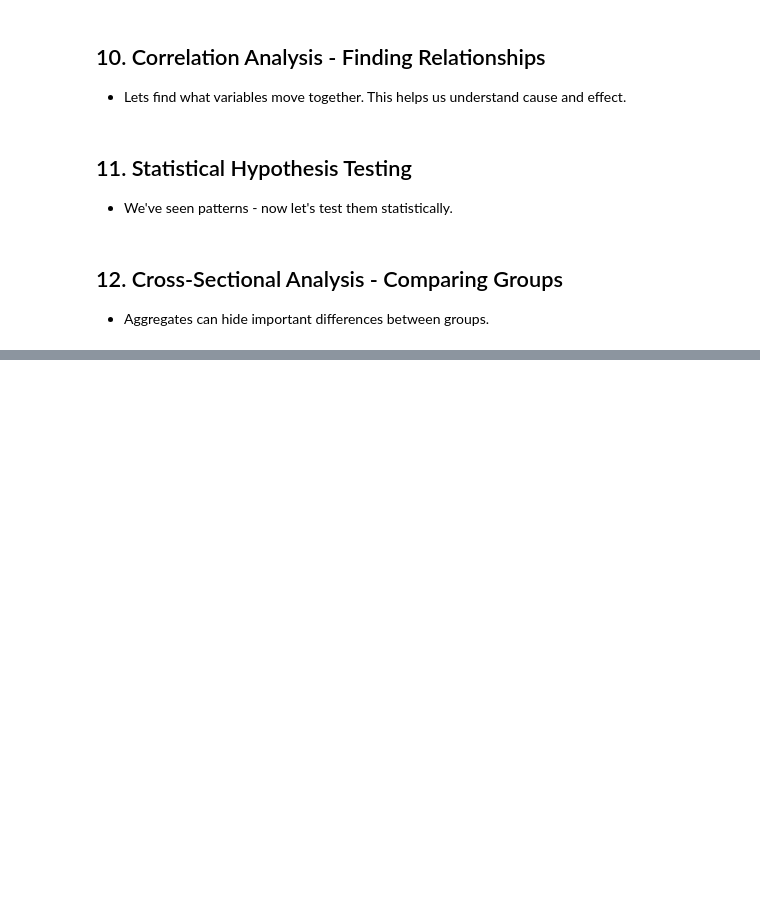
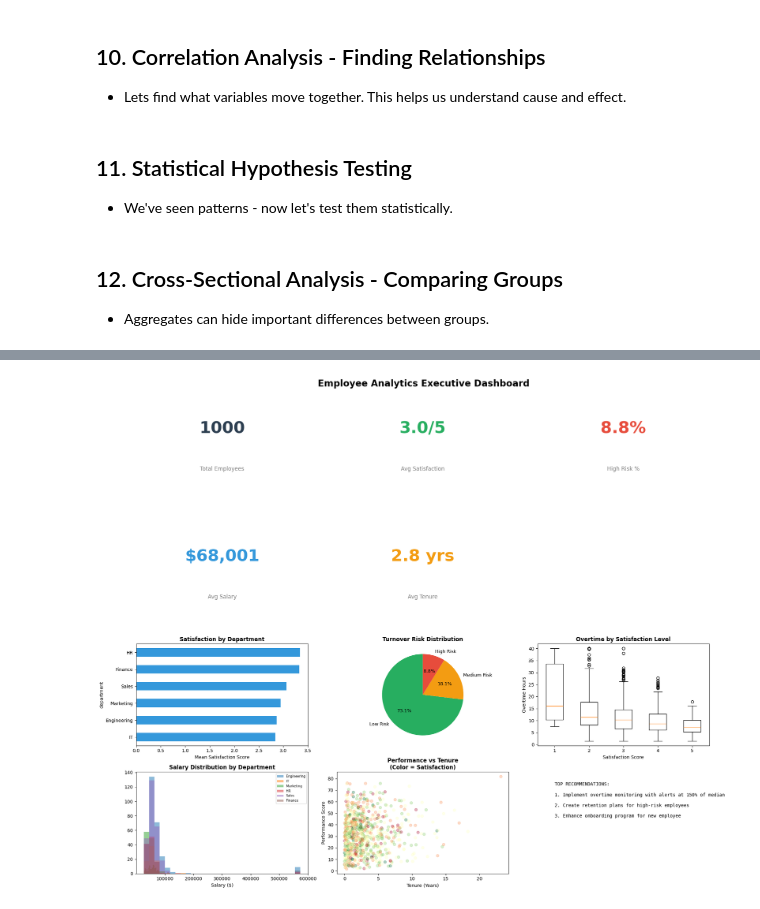
Before and after one commit to robobobo3d/analiza_pg_project, a Jupyter notebook: analysis.ipynb, the cells around one changed output, grey strips where cells are left out. Saved outputs shown, nothing was run; the diff lists cells and outputs as text; code cells hidden in the pictures; blank space fills up the shorter version.

Commit message:
add: insides and dashboard

```diff
--- a/analysis.ipynb
+++ b/analysis.ipynb
@@ -905,0 +1017,78 @@ display(risk_summary)
+# %%
+fig = plt.figure(figsize=(20, 16))
+
+# Title
+fig.suptitle(' Employee Analytics Executive Dashboard',
+            fontsize=20, fontweight='bold', y=0.98)
+
+# Key Metrics Row
+metrics = [
+    ('Total Employees', len(df_featured), '#2c3e50'),
+    ('Avg Satisfaction', f"{df_featured['satisfaction_score'].mean():.1f}/5", '#27ae60'),
+    ('High Risk %', f"{high_risk_pct:.1f}%", '#e74c3c'),
+    ('Avg Salary', f"${df_featured['salary'].mean():,.0f}", '#3498db'),
+    ('Avg Tenure', f"{df_featured['tenure_years'].mean():.1f} yrs", '#f39c12'),
+]
+
+for i, (label, value, color) in enumerate(metrics):
+    ax = plt.subplot(4, 3, i+1)
+    ax.text(0.5, 0.6, str(value), ha='center', va='center',
+           fontsize=36, fontweight='bold', color=color)
+    ax.text(0.5, 0.2, label, ha='center', va='center', fontsize=12, color='gray')
+    ax.axis('off')
+
+# Department Satisfaction
+ax1 = plt.subplot(4, 3, 7)
+dept_sat = df_featured.groupby('department')['satisfaction_score'].mean().sort_values()
+dept_sat.plot(kind='barh', ax=ax1, color='#3498db')
+ax1.set_title('Satisfaction by Department', fontweight='bold')
+ax1.set_xlabel('Mean Satisfaction Score')
+
+# Turnover Risk Distribution
+ax2 = plt.subplot(4, 3, 8)
+risk_colors = {'Low Risk': '#27ae60', 'Medium Risk': '#f39c12', 'High Risk': '#e74c3c'}
+risk_counts = df_featured['turnover_risk_level'].value_counts()
+ax2.pie(risk_counts.values, labels=risk_counts.index,
+       colors=[risk_colors.get(x, '#95a5a6') for x in risk_counts.index],
+       autopct='%1.1f%%', startangle=90)
+ax2.set_title('Turnover Risk Distribution', fontweight='bold')
+
+# Overtime by Satisfaction
+ax3 = plt.subplot(4, 3, 9)
+for sat_level in sorted(df_featured['satisfaction_score'].unique()):
+    data = df_featured[df_featured['satisfaction_score'] == sat_level]['overtime_hours']
+    ax3.boxplot([data], positions=[sat_level], widths=0.5)
+ax3.set_title('Overtime by Satisfaction Level', fontweight='bold')
+ax3.set_xlabel('Satisfaction Score')
+ax3.set_ylabel('Overtime Hours')
+
+# Salary Distribution
+ax4 = plt.subplot(4, 3, 10)
+for dept in df_featured['department'].unique():
+    data = df_featured[df_featured['department'] == dept]['salary']
+    ax4.hist(data, bins=30, alpha=0.5, label=dept)
+ax4.set_title('Salary Distribution by Department', fontweight='bold')
+ax4.legend(fontsize=7, loc='upper right')
+ax4.set_xlabel('Salary ($)')
+
+# Performance vs Tenure
+ax5 = plt.subplot(4, 3, 11)
+ax5.scatter(df_featured['tenure_years'], df_featured['performance_score'],
+           alpha=0.3, c=df_featured['satisfaction_score'], cmap='RdYlGn')
+ax5.set_title('Performance vs Tenure\n(Color = Satisfaction)', fontweight='bold')
+ax5.set_xlabel('Tenure (Years)')
+ax5.set_ylabel('Performance Score')
+
+# Top Recommendations
+ax6 = plt.subplot(4, 3, 12)
+ax6.axis('off')
+recommendations_text = "TOP RECOMMENDATIONS:\n\n"
+for i, insight in enumerate(insights[:4], 1):
+    recommendations_text += f"{i}. {insight['recommendation'][0]}\n\n"
+ax6.text(0.1, 0.9, recommendations_text, transform=ax6.transAxes,
+        fontsize=10, verticalalignment='top', fontfamily='monospace')
+
+plt.tight_layout()
+plt.show()
+# %% [output]
+[figure, added]
```
Also changed, not shown: parts of 3 cells of this notebook.
